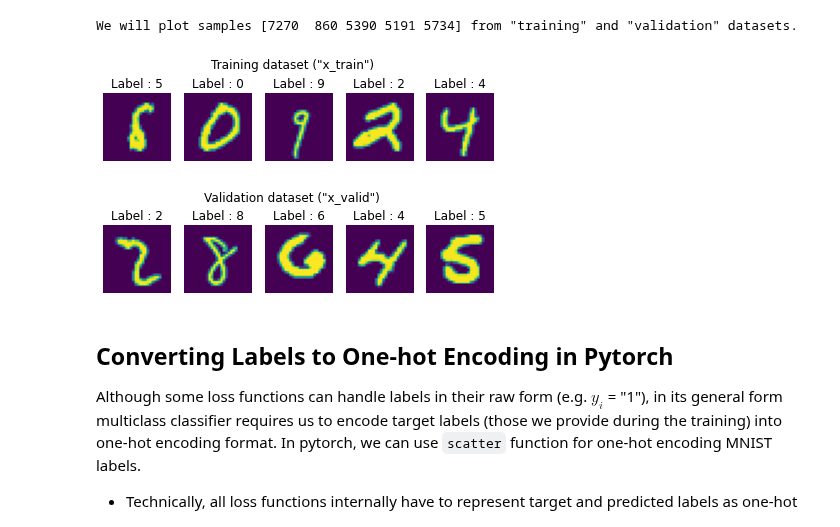
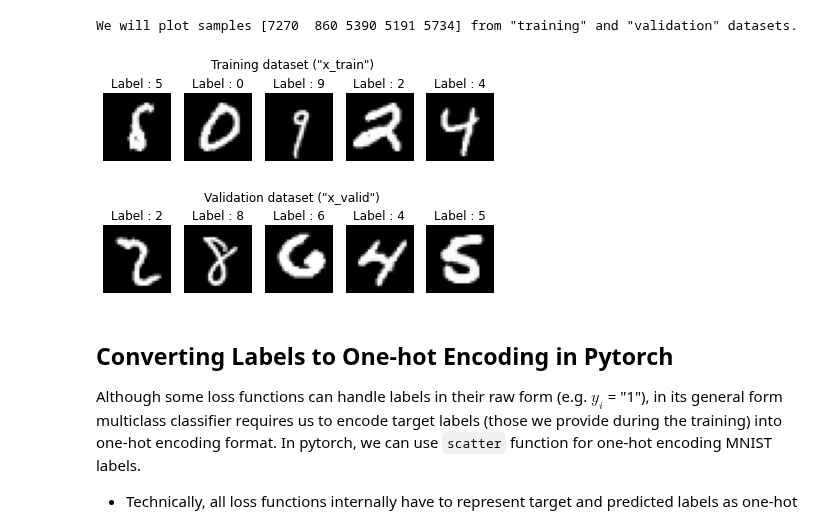
Before and after one commit to mshagirov/lanyon, a Jupyter notebook: _notebooks/ML_journal_club_01.ipynb, the cells around one changed output. Drawn from its saved outputs; the diff is of its cells as text; code cells hidden in the pictures.

```diff
--- a/_notebooks/ML_journal_club_01.ipynb
+++ b/_notebooks/ML_journal_club_01.ipynb
@@ -81,25 +82,25 @@ We will plot samples [7270  860 5390 5191 5734] from "training" and "validation"
 # %%
 _, axs = plt.subplots(ncols=5,figsize=[7,2])
 
 for ax,t in zip(axs,sample_ids):
-  ax.imshow(x_train[t,:].reshape(28,28))
+  ax.imshow(x_train[t,:].reshape(28,28),cmap='gray')
   ax.set_title(f'Label : {y_train[t]}')
   ax.axis(False)
 plt.suptitle(f'Training dataset ("x_train")');
 plt.show()
 # %% [output]
-[figure, old version]
+[figure, new version]
 # %%
 _, axs = plt.subplots(ncols=5,figsize=[7,2])
 
 for ax,t in zip(axs,sample_ids):
-  ax.imshow(x_valid[t,:].reshape(28,28))
+  ax.imshow(x_valid[t,:].reshape(28,28),cmap='gray')
   ax.set_title(f'Label : {y_valid[t]}')
   ax.axis(False)
 plt.suptitle('Validation dataset ("x_valid")');
 plt.show()
 # %% [output]
-[figure, old version]
+[figure, new version]
 # %% [markdown]
 ## Converting Labels to One-hot Encoding in Pytorch
 
```
Also changed, not shown: parts of 5 cells of this notebook.
